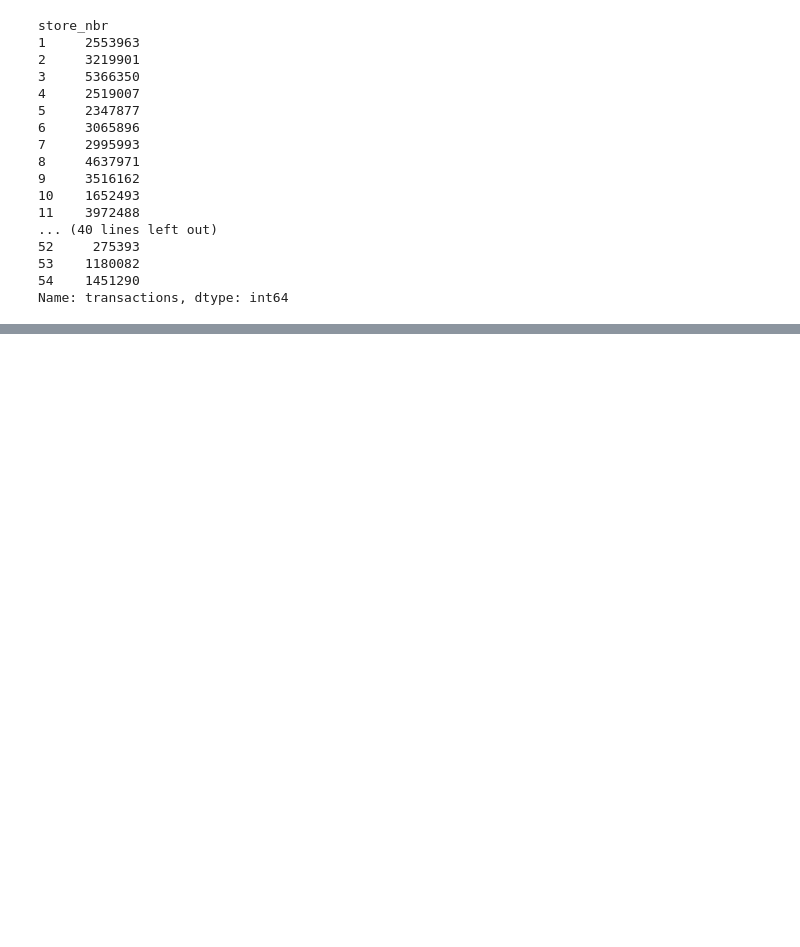
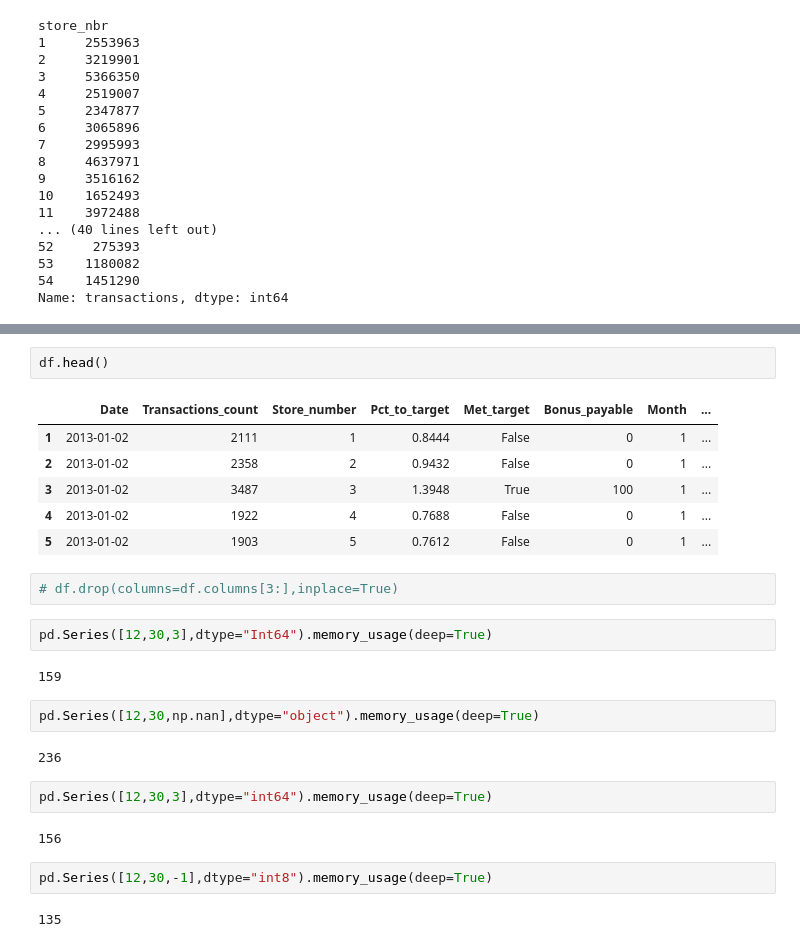
Before and after one commit to jakub-malerek/python-concepts, a Jupyter notebook: pandas_notebooks/pandas_dataframe_basics.ipynb, the cells around one changed output, grey strips where cells are left out. Drawn from its saved outputs; the diff is of its cells as text; blank space fills up the shorter version.

```diff
--- a/pandas_notebooks/pandas_dataframe_basics.ipynb
+++ b/pandas_notebooks/pandas_dataframe_basics.ipynb
@@ -426,0 +557,27 @@ df.sort_index(axis=1, ascending=False)
+# %%
+df.head()
+# %% [output]
+|  | Date | Transactions_count | Store_number | Pct_to_target | Met_target | Bonus_payable | Month | ... |
+| 1 | 2013-01-02 | 2111 | 1 | 0.8444 | False | 0 | 1 | ... |
+| 2 | 2013-01-02 | 2358 | 2 | 0.9432 | False | 0 | 1 | ... |
+| 3 | 2013-01-02 | 3487 | 3 | 1.3948 | True | 100 | 1 | ... |
+| 4 | 2013-01-02 | 1922 | 4 | 0.7688 | False | 0 | 1 | ... |
+| 5 | 2013-01-02 | 1903 | 5 | 0.7612 | False | 0 | 1 | ... |
+# %%
+# df.drop(columns=df.columns[3:],inplace=True)
+# %%
+pd.Series([12,30,3],dtype="Int64").memory_usage(deep=True)
+# %% [output]
+159
+# %%
+pd.Series([12,30,np.nan],dtype="object").memory_usage(deep=True)
+# %% [output]
+236
+# %%
+pd.Series([12,30,3],dtype="int64").memory_usage(deep=True)
+# %% [output]
+156
+# %%
+pd.Series([12,30,-1],dtype="int8").memory_usage(deep=True)
+# %% [output]
+135
```
Also changed, not shown: parts of 41 cells of this notebook, 1 other file.
